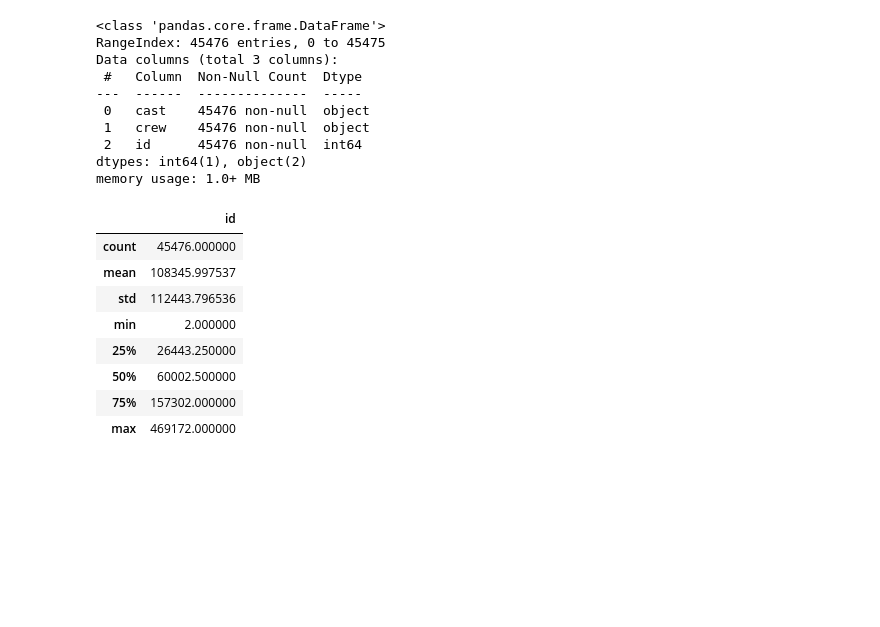
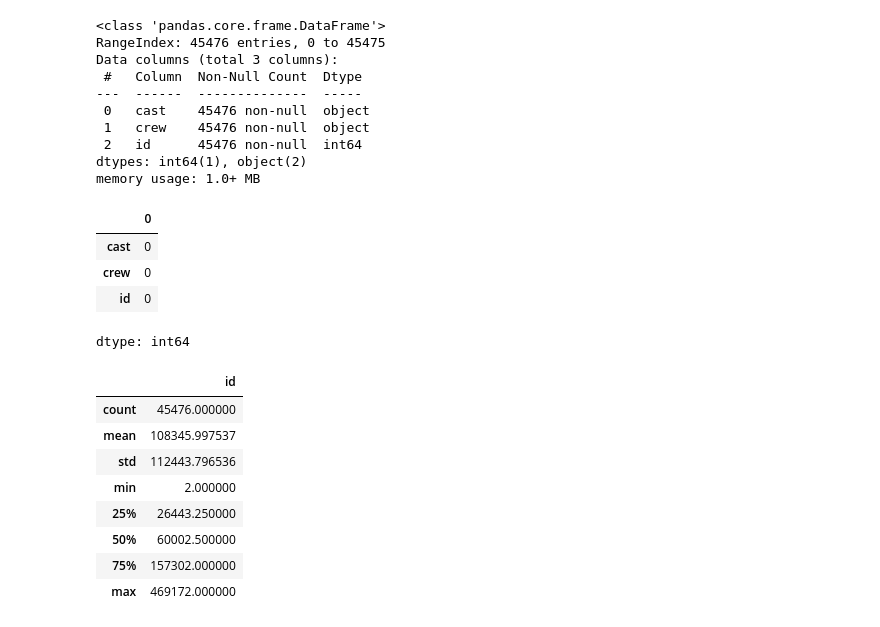
Before and after one commit to Gibskuyyyy/Rekomendasi-Film, a Jupyter notebook: rekomendasi_film.ipynb, the cells around one changed output. Drawn from its saved outputs; the diff is of its cells as text; code cells hidden in the pictures; blank space fills up the shorter version.

```diff
--- a/rekomendasi_film.ipynb
+++ b/rekomendasi_film.ipynb
@@ -127,6 +148,14 @@ Data columns (total 3 columns):
  2   id      45476 non-null  int64
 dtypes: int64(1), object(2)
 memory usage: 1.0+ MB
+# %%
+credits_df.isnull().sum()
+# %% [output]
+|  | 0 |
+| cast | 0 |
+| crew | 0 |
+| id | 0 |
+dtype: int64
 # %%
 credits_df.describe()
 # %% [output]
```
Also changed, not shown: parts of 5 cells of this notebook, 2 other files.
